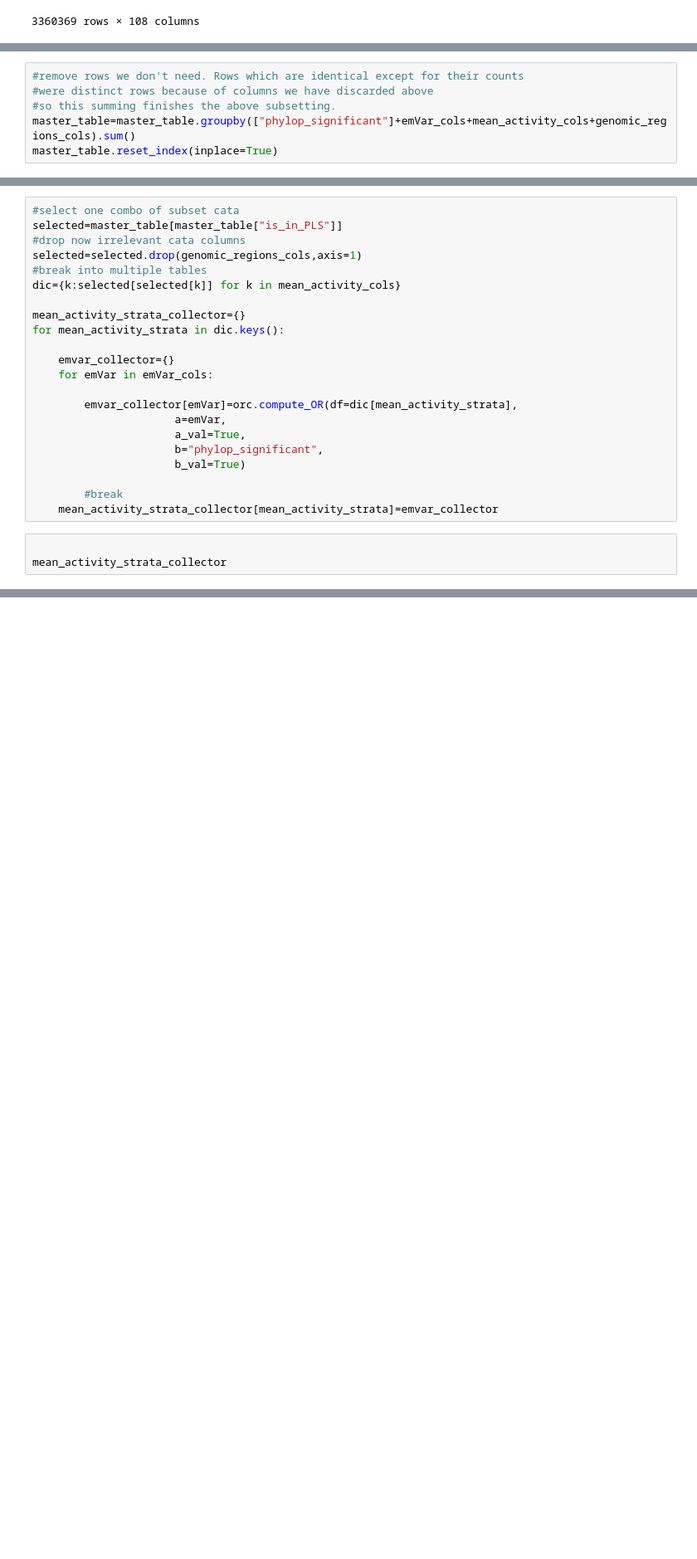
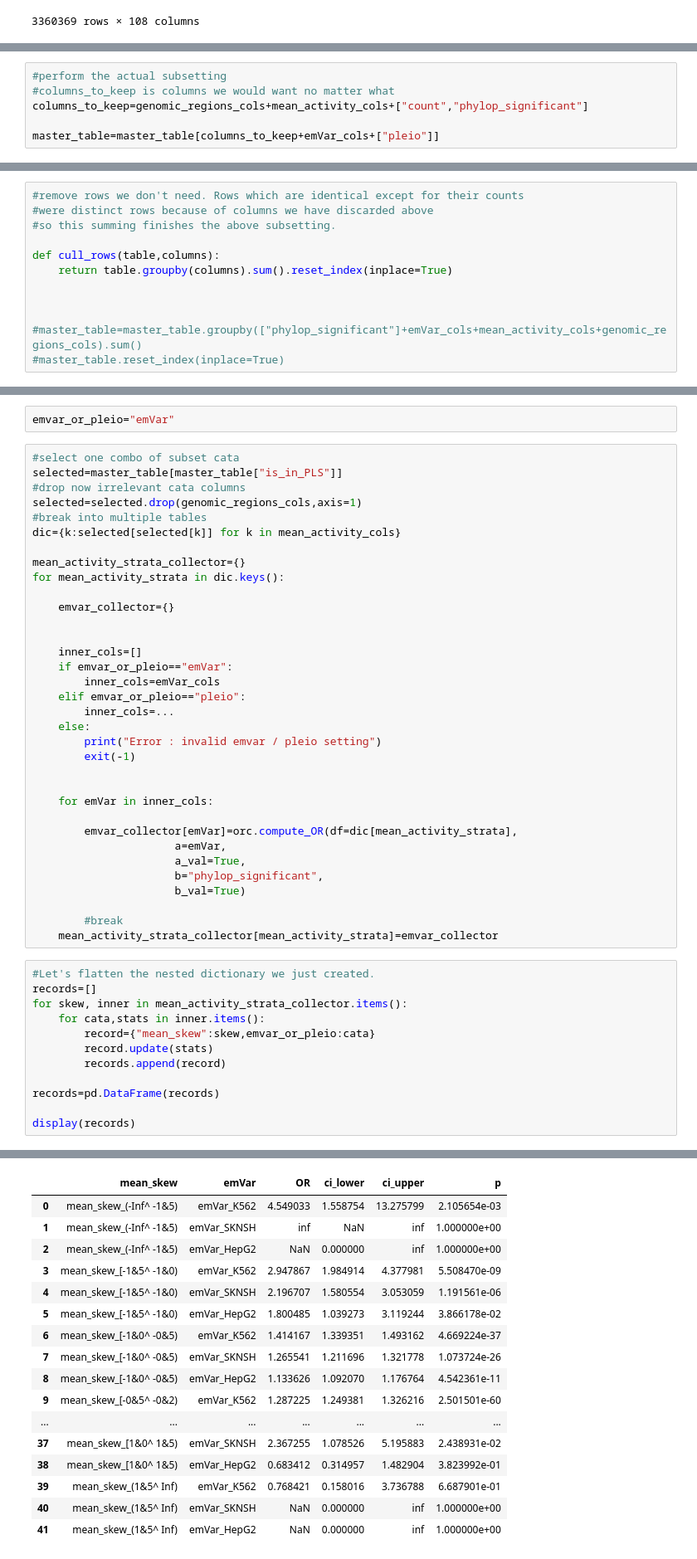
Before and after one commit to Reilly-Lab-Yale/variant_effects_mnoon, a Jupyter notebook: 5.graphs/odds_ratio/emvars_vs_phylop_stratif_by_mean_ref_OR.ipynb, the cells around one changed output, grey strips where cells are left out. Shown at 83% size. Saved outputs shown, nothing was run; the diff lists cells and outputs as text; blank space fills up the shorter version.

Commit message:
added provisions for doing both emvars & pleiotropy (unfinished)

```diff
--- a/5.graphs/odds_ratio/emvars_vs_phylop_stratif_by_mean_ref_OR.ipynb
+++ b/5.graphs/odds_ratio/emvars_vs_phylop_stratif_by_mean_ref_OR.ipynb
@@ -52,0 +48,6 @@ master_table=master_table[columns_to_keep]
+# %%
+#perform the actual subsetting
+#columns_to_keep is columns we would want no matter what
+columns_to_keep=genomic_regions_cols+mean_activity_cols+["count","phylop_significant"]
+
+master_table=master_table[columns_to_keep+emVar_cols+["pleio"]]
@@ -54,5 +63,11 @@ master_table=master_table[columns_to_keep]
 #remove rows we don't need. Rows which are identical except for their counts
 #were distinct rows because of columns we have discarded above
 #so this summing finishes the above subsetting.
-master_table=master_table.groupby(["phylop_significant"]+emVar_cols+mean_activity_cols+genomic_regions_cols).sum()
-master_table.reset_index(inplace=True)
+
+def cull_rows(table,columns):
+    return table.groupby(columns).sum().reset_index(inplace=True)
+
+
+
+#master_table=master_table.groupby(["phylop_significant"]+emVar_cols+mean_activity_cols+genomic_regions_cols).sum()
+#master_table.reset_index(inplace=True)
@@ -63,6 +80,8 @@ master_table.reset_index(inplace=True)
 master_table.columns=[col_name.replace("&", ".").replace("^",",") for col_name in master_table.columns]
 #...and in the column names we extracted above.
 mean_activity_cols=[i.replace("&", ".").replace("^",",") for i in mean_activity_cols]
+# %%
+emvar_or_pleio="emVar"
 # %%
 #select one combo of subset cata
 selected=master_table[master_table["is_in_PLS"]]
@@ -75,7 +94,19 @@ mean_activity_strata_collector={}
 for mean_activity_strata in dic.keys():
 
     emvar_collector={}
-    for emVar in emVar_cols:
+
+
+    inner_cols=[]
+    if emvar_or_pleio=="emVar":
+        inner_cols=emVar_cols
+    elif emvar_or_pleio=="pleio":
+        inner_cols=...
+    else:
+        print("Error : invalid emvar / pleio setting")
+        exit(-1)
+
+
+    for emVar in inner_cols:
 
         emvar_collector[emVar]=orc.compute_OR(df=dic[mean_activity_strata],
                       a=emVar,
@@ -86,6 +117,15 @@ for mean_activity_strata in dic.keys():
         #break
     mean_activity_strata_collector[mean_activity_strata]=emvar_collector
 # %%
+#Let's flatten the nested dictionary we just created.
+records=[]
+for skew, inner in mean_activity_strata_collector.items():
+    for cata,stats in inner.items():
+        record={"mean_skew":skew,emvar_or_pleio:cata}
+        record.update(stats)
+        records.append(record)
 
-mean_activity_strata_collector
+records=pd.DataFrame(records)
+
+display(records)
 # %% [output]
@@ -108,0 +132,17 @@ mean_activity_strata_collector
+|  | mean_skew | emVar | OR | ci_lower | ci_upper | p |
+| 0 | mean_skew_(-Inf^ -1&5) | emVar_K562 | 4.549033 | 1.558754 | 13.275799 | 2.105654e-03 |
+| 1 | mean_skew_(-Inf^ -1&5) | emVar_SKNSH | inf | NaN | inf | 1.000000e+00 |
+| 2 | mean_skew_(-Inf^ -1&5) | emVar_HepG2 | NaN | 0.000000 | inf | 1.000000e+00 |
+| 3 | mean_skew_[-1&5^ -1&0) | emVar_K562 | 2.947867 | 1.984914 | 4.377981 | 5.508470e-09 |
+| 4 | mean_skew_[-1&5^ -1&0) | emVar_SKNSH | 2.196707 | 1.580554 | 3.053059 | 1.191561e-06 |
+| 5 | mean_skew_[-1&5^ -1&0) | emVar_HepG2 | 1.800485 | 1.039273 | 3.119244 | 3.866178e-02 |
+| 6 | mean_skew_[-1&0^ -0&5) | emVar_K562 | 1.414167 | 1.339351 | 1.493162 | 4.669224e-37 |
+| 7 | mean_skew_[-1&0^ -0&5) | emVar_SKNSH | 1.265541 | 1.211696 | 1.321778 | 1.073724e-26 |
+| 8 | mean_skew_[-1&0^ -0&5) | emVar_HepG2 | 1.133626 | 1.092070 | 1.176764 | 4.542361e-11 |
+| 9 | mean_skew_[-0&5^ -0&2) | emVar_K562 | 1.287225 | 1.249381 | 1.326216 | 2.501501e-60 |
+| ... | ... | ... | ... | ... | ... | ... |
+| 37 | mean_skew_[1&0^ 1&5) | emVar_SKNSH | 2.367255 | 1.078526 | 5.195883 | 2.438931e-02 |
+| 38 | mean_skew_[1&0^ 1&5) | emVar_HepG2 | 0.683412 | 0.314957 | 1.482904 | 3.823992e-01 |
+| 39 | mean_skew_(1&5^ Inf) | emVar_K562 | 0.768421 | 0.158016 | 3.736788 | 6.687901e-01 |
+| 40 | mean_skew_(1&5^ Inf) | emVar_SKNSH | NaN | 0.000000 | inf | 1.000000e+00 |
+| 41 | mean_skew_(1&5^ Inf) | emVar_HepG2 | NaN | 0.000000 | inf | 1.000000e+00 |
```
Also changed, not shown: parts of 4 cells of this notebook.
